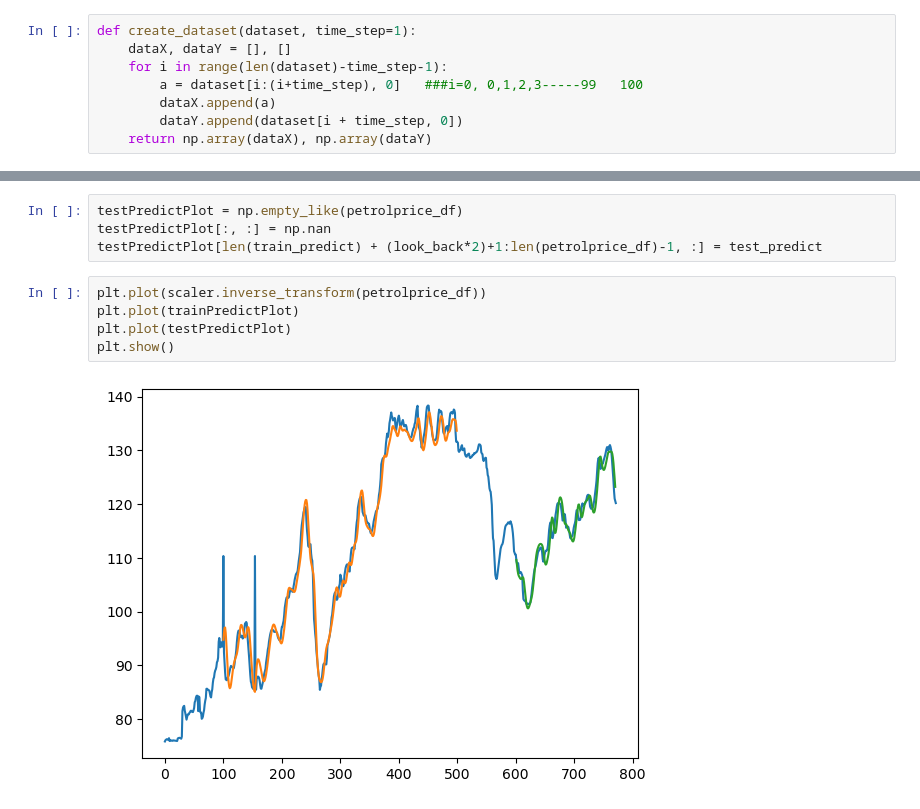
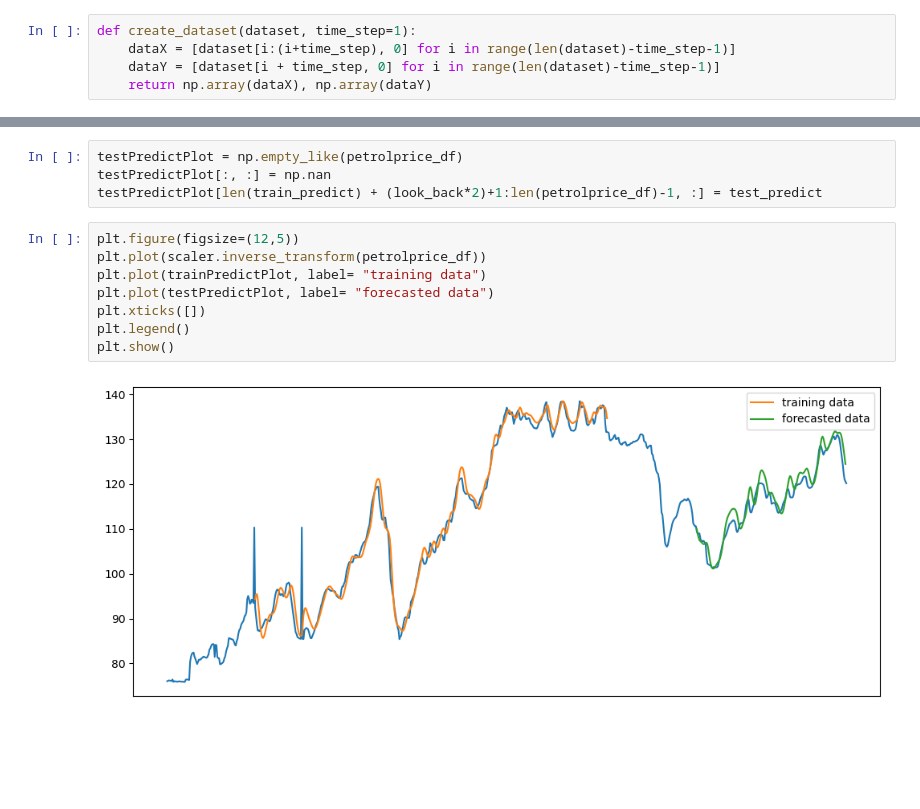
Before and after one commit to bilaldilbar54/Deep-Neural-Networks---Petrol-Price-Forecasting, a Jupyter notebook: Petrol_Price_Forecasting.ipynb, the cells around one changed output, grey strips where cells are left out. Drawn from its saved outputs; the diff is of its cells as text; blank space fills up the shorter version.

```diff
--- a/Petrol_Price_Forecasting.ipynb
+++ b/Petrol_Price_Forecasting.ipynb
@@ -187,12 +187,9 @@ test_data.shape
 **Data Pre-Processing**
 # %%
 def create_dataset(dataset, time_step=1):
-	dataX, dataY = [], []
-	for i in range(len(dataset)-time_step-1):
-		a = dataset[i:(i+time_step), 0]   ###i=0, 0,1,2,3-----99   100
-		dataX.append(a)
-		dataY.append(dataset[i + time_step, 0])
-	return np.array(dataX), np.array(dataY)
+    dataX = [dataset[i:(i+time_step), 0] for i in range(len(dataset)-time_step-1)]
+    dataY = [dataset[i + time_step, 0] for i in range(len(dataset)-time_step-1)]
+    return np.array(dataX), np.array(dataY)
 # %%
 time_step = 100
 X_train, y_train = create_dataset(train_data, time_step)
@@ -317,9 +315,12 @@ testPredictPlot = np.empty_like(petrolprice_df)
 testPredictPlot[:, :] = np.nan
 testPredictPlot[len(train_predict) + (look_back*2)+1:len(petrolprice_df)-1, :] = test_predict
 # %%
+plt.figure(figsize=(12,5))
 plt.plot(scaler.inverse_transform(petrolprice_df))
-plt.plot(trainPredictPlot)
-plt.plot(testPredictPlot)
+plt.plot(trainPredictPlot, label= "training data")
+plt.plot(testPredictPlot, label= "forecasted data")
+plt.xticks([])
+plt.legend()
 plt.show()
 # %% [output]
-[figure, old version]
+[figure, new version]
```
Also changed, not shown: parts of 10 cells of this notebook.
